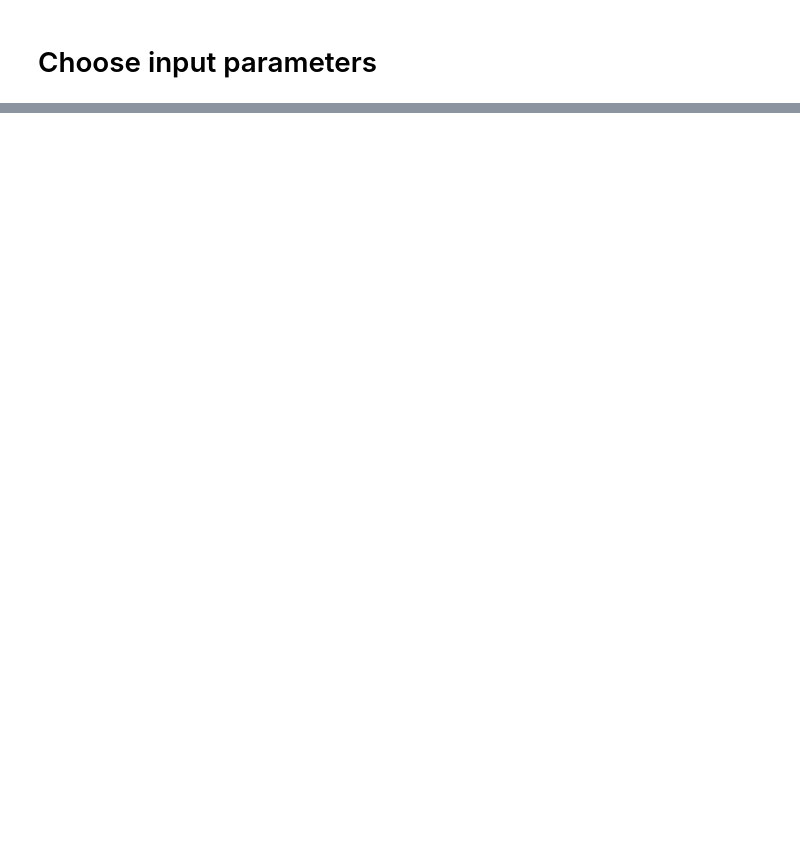
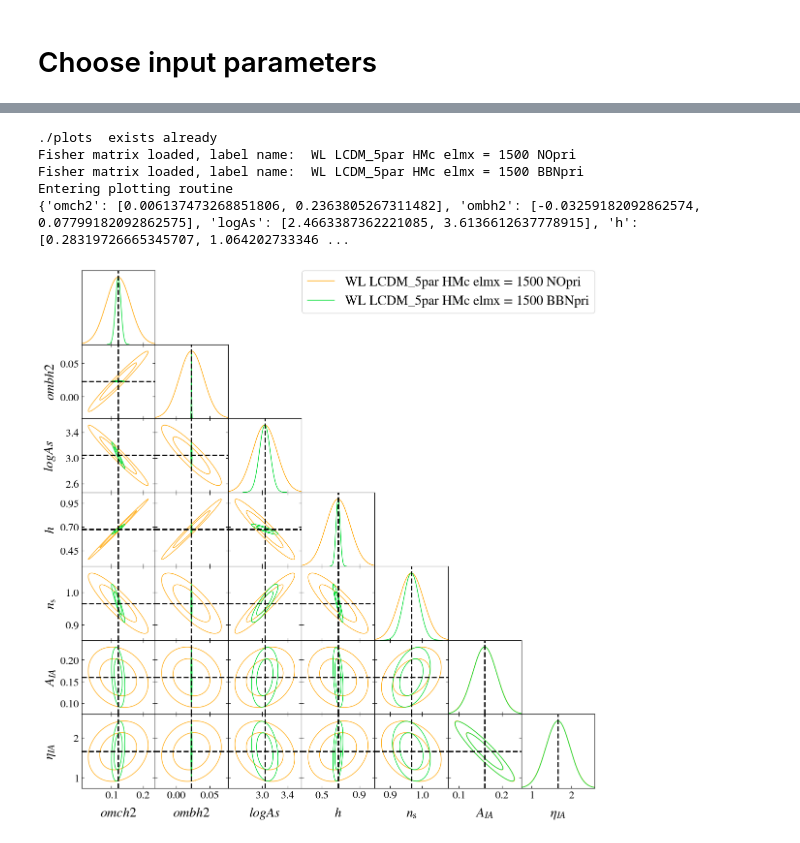
Before and after one commit to santiagocasas/cosmicfishpie, a Jupyter notebook: notebooks/Example_Fisher-WL_3x2photo-CAMB-Euclid.ipynb, the cells around one changed output, grey strips where cells are left out. Saved outputs shown, nothing was run; the diff lists cells and outputs as text; code cells hidden in the pictures; blank space fills up the shorter version.

```diff
--- a/notebooks/Example_Fisher-WL_3x2photo-CAMB-Euclid.ipynb
+++ b/notebooks/Example_Fisher-WL_3x2photo-CAMB-Euclid.ipynb
@@ -102,0 +577,21 @@ fish_plotter.plot_fisher(filled=[True, False])
+# %%
+chooseind = [1,4]
+plot_options = {'fishers_list': [Fishes_all[ii] for ii in chooseind],
+                'colors': [colorlist[ii] for ii in chooseind],
+                'fish_labels': [Fishes_all[ii].name for ii in chooseind],
+                'plot_pars': cosmowlpars,
+                'axis_custom_factors': {'all':3},  ## Axis limits cover 3-sigma bounds of first Fisher matrix
+                'plot_method': 'Gaussian',
+                'file_format': '.pdf',   ##file format for all the plots
+                'outpath' : './plots/',  ## directory where to store the files, if non-existent, it will be created
+                'outroot':'Euclid-LCDM5p_WL-BBNNopri'  ## file name root for all the plots, extra names can be added individually
+                }
+fish_plotter = fpp.fisher_plotting(**plot_options)
+fish_plotter.plot_fisher(filled=[False, False, False, False])
+# %% [output]
+./plots  exists already
+Fisher matrix loaded, label name:  WL LCDM_5par HMc elmx = 1500 NOpri
+Fisher matrix loaded, label name:  WL LCDM_5par HMc elmx = 1500 BBNpri
+Entering plotting routine
+{'omch2': [0.006137473268851806, 0.2363805267311482], 'ombh2': [-0.03259182092862574, 0.07799182092862575], 'logAs': [2.4663387362221085, 3.6136612637778915], 'h': [0.28319726665345707, 1.064202733346 ...
+[figure, added]
```
Also changed, not shown: parts of 57 cells of this notebook, 40 other files.
